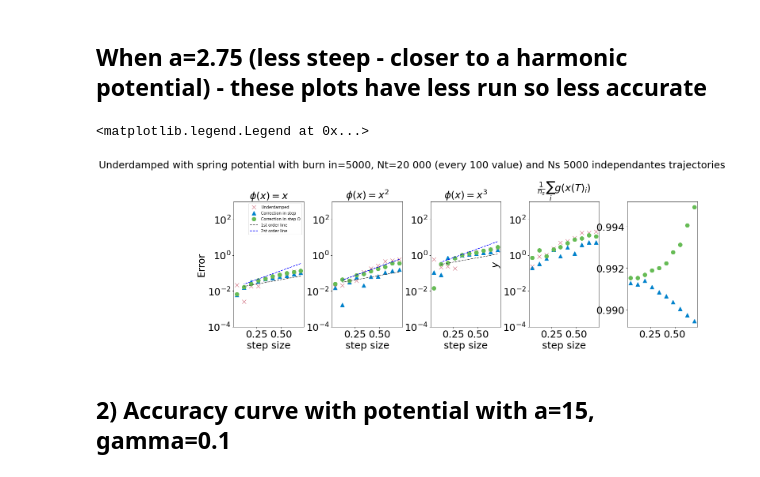
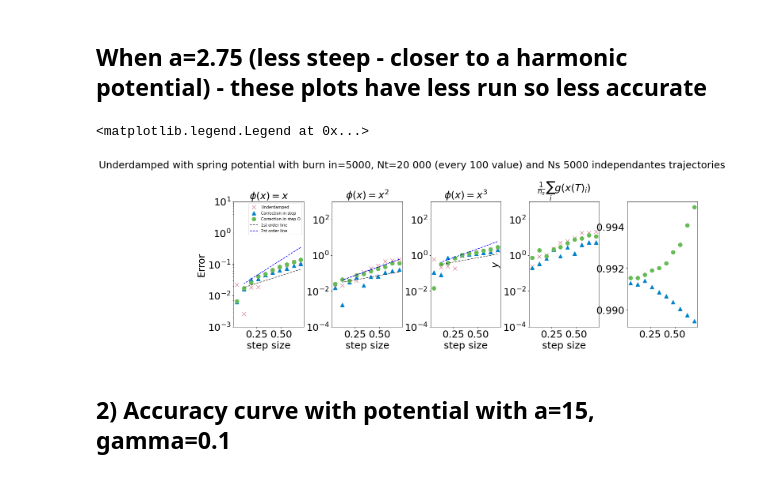
Before and after one commit to alixsleroy/Stepupyourgame, a Jupyter notebook: eddie/visualisations/Spring_plot_accuracy_eddie_29012024.ipynb, the cells around one changed output. Cells and saved outputs as stored; diff of their text form; code cells hidden in the pictures.

```diff
--- a/eddie/visualisations/Spring_plot_accuracy_eddie_29012024.ipynb
+++ b/eddie/visualisations/Spring_plot_accuracy_eddie_29012024.ipynb
@@ -410,38 +410,35 @@ ax3.semilogy(dtlist[lb:ub], 10**(1*x + c),"--",color=myblack,label="1st order li
 ax3.semilogy(dtlist[lb:ub], 10**(2*x + c),"--",color="blue",label="2st order line")
 # ax1.text(dtlist[lb:ub][0]+.051,10**(m*x + c)[0]-0.00005,"$\\frac{\\Delta y}{\\Delta x}=$"+str(round(m,2)),color=myblue,rotation=0.,fontsize=font_size)
 
-ax1.set_ylim([10**(-4),10**3]) #change to -7.5 for a=2.5
+ax1.set_ylim([10**(-3),10**1]) #change to -7.5 for a=2.5
 ax2.set_ylim([10**(-4),10**3]) #change to -7.5 for a=2.5
 ax3.set_ylim([10**(-4),10**3]) #change to -7.5 for a=2.5
 ax4.set_ylim([10**(-4),10**3]) #change to -7.5 for a=2.5
 
-ax1.set_ylim([10**(-4),10**3]) #change to -7.5 for a=2.5
-ax2.set_ylim([10**(-4),10**3]) #change to -7.5 for a=2.5
-ax3.set_ylim([10**(-4),10**3]) #change to -7.5 for a=2.5
 
 
 #label of y axis
 ax1.set_title("$\\phi(x)=x$",fontsize=font_size)
 ax2.set_title("$\\phi(x)=x^2$",fontsize=font_size)
 ax3.set_title("$\\phi(x)=x^3$",fontsize=font_size)
 ax4.set_title("$\\frac{1}{n_s}\\sum_{i} g(x(T)_i)$",fontsize=font_size)
 
 # label of y axis
 ax1.set_ylabel("Error",fontsize=font_size)
 # ax2.set_ylabel("Error",fontsize=font_size)
 # ax3.set_ylabel("Error",fontsize=font_size)
 ax4.set_ylabel("$y$",fontsize=font_size)
 
 # label of x axis
 ax1.set_xlabel("step size",fontsize=font_size)
 ax2.set_xlabel("step size",fontsize=font_size)
 ax3.set_xlabel("step size",fontsize=font_size)
 ax4.set_xlabel("step size",fontsize=font_size)
 
 ax1.legend()
 # %% [output]
 <matplotlib.legend.Legend at 0x...>
-[figure, old version]
+[figure, new version]
 # %% [markdown]
 ## 2) Accuracy curve with potential with a=15, gamma=0.1
 # %%
```
Also changed, not shown: parts of 1 cell of this notebook.
